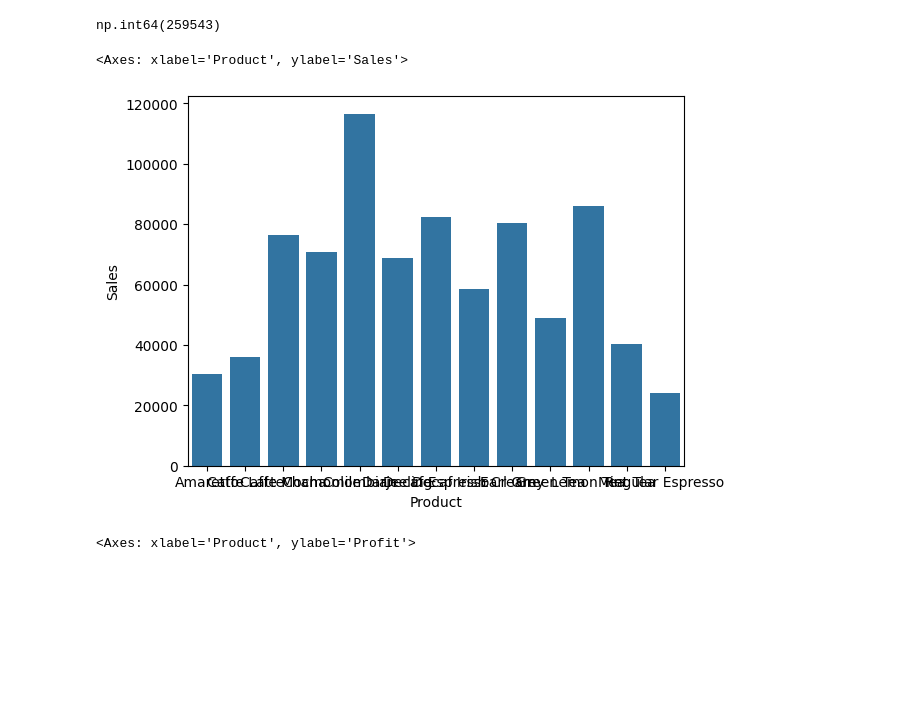
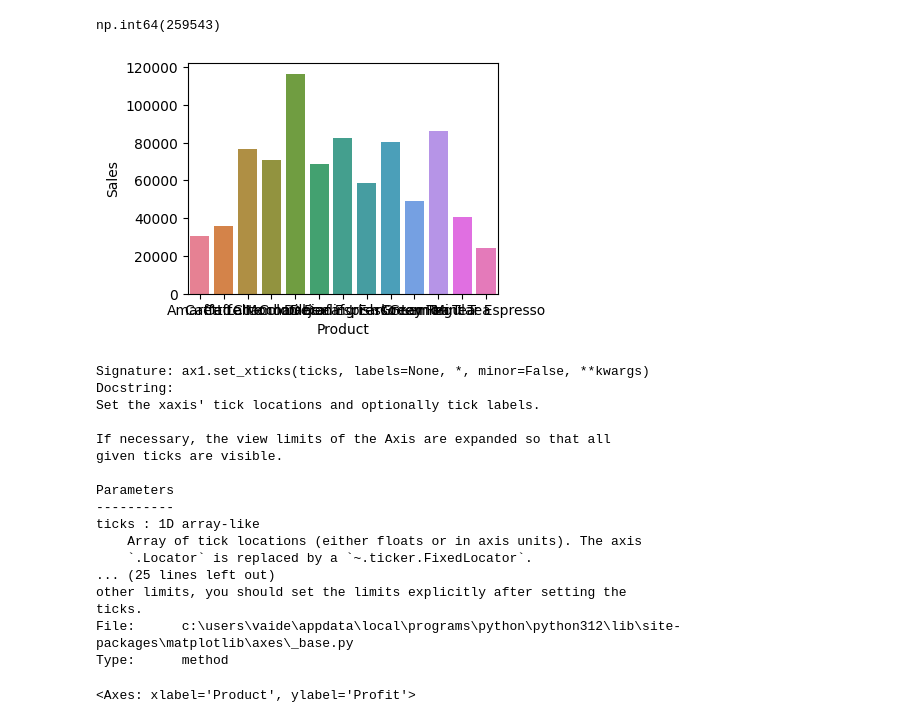
Before and after one commit to knowledge-corner/Renault-Nissan-Python-Training, a Jupyter notebook: tikinter/demo.ipynb, the cells around one changed output. Saved outputs shown, nothing was run; the diff lists cells and outputs as text; code cells hidden in the pictures; blank space fills up the shorter version.

```diff
--- a/tikinter/demo.ipynb
+++ b/tikinter/demo.ipynb
@@ -38,11 +38,28 @@ df.Profit.sum()
 # %% [output]
 np.int64(259543)
 # %%
-sns.barplot(data=df, x= "Product", y = "Sales", estimator="sum",
-            errorbar=None)
+fig1, ax1 = plt.subplots(figsize = (4, 3))
+sns.barplot(data=df, x= "Product", y = "Sales", hue= "Product",
+            estimator="sum", errorbar=None, ax = ax1)
 # %% [output]
+[figure, new version]
-<Axes: xlabel='Product', ylabel='Sales'>
+Signature: ax1.set_xticks(ticks, labels=None, *, minor=False, **kwargs)
+Docstring:
+Set the xaxis' tick locations and optionally tick labels.
+
+If necessary, the view limits of the Axis are expanded so that all
+given ticks are visible.
+
+Parameters
+----------
+ticks : 1D array-like
+    Array of tick locations (either floats or in axis units). The axis
+    `.Locator` is replaced by a `~.ticker.FixedLocator`.
+... (25 lines left out)
+other limits, you should set the limits explicitly after setting the
+ticks.
+File:      c:\users\vaide\appdata\local\programs\python\python312\lib\site-packages\matplotlib\axes\_base.py
+Type:      method
-[figure, old version]
 # %%
 sns.barplot(data=df, x= "Product", y = "Profit", estimator="sum",
             errorbar=None)
```
Also changed, not shown: 1 other file.
